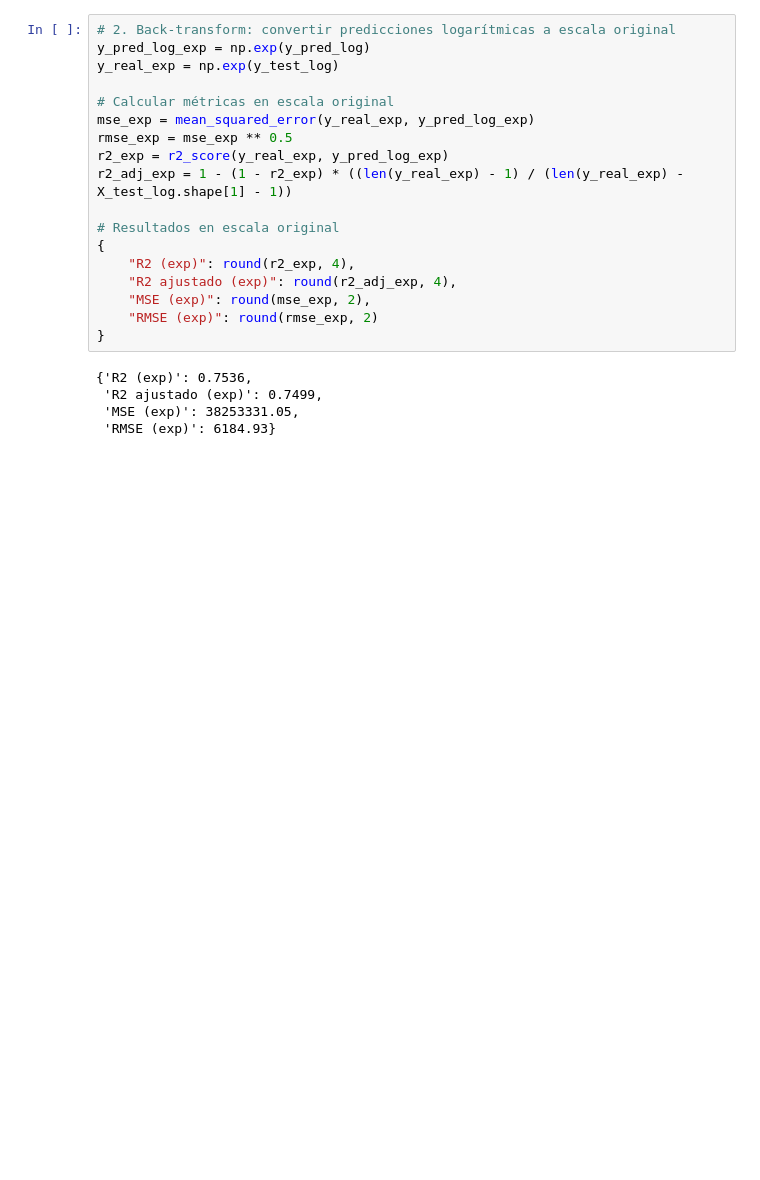
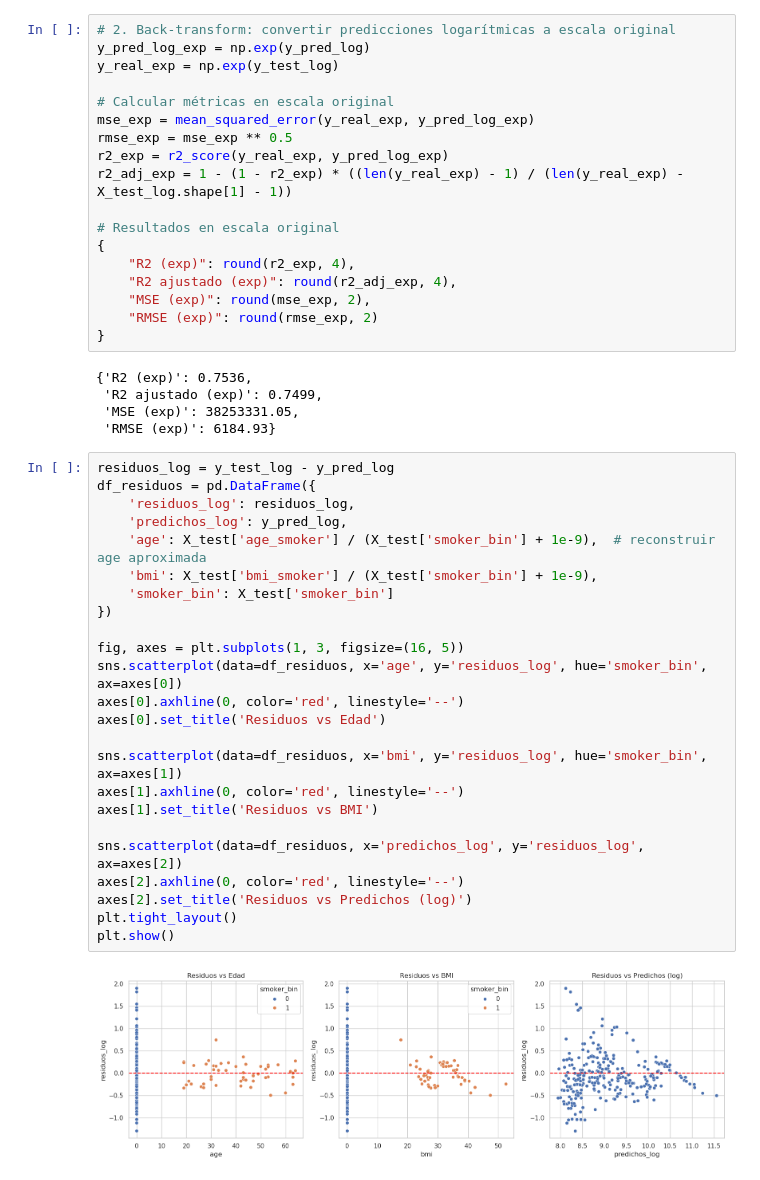
Before and after one commit to david37432/Reto2AprendizajeMaquina, a Jupyter notebook: Regresión_lineal_multiple_recargos (1).ipynb, the cells around one changed output. Saved outputs shown, nothing was run; the diff lists cells and outputs as text; blank space fills up the shorter version.

```diff
--- a/Regresión_lineal_multiple_recargos (1).ipynb
+++ b/Regresión_lineal_multiple_recargos (1).ipynb
@@ -916,3 +916,29 @@ r2_adj_exp = 1 - (1 - r2_exp) * ((len(y_real_exp) - 1) / (len(y_real_exp) - X_te
  'R2 ajustado (exp)': 0.7499,
  'MSE (exp)': 38253331.05,
  'RMSE (exp)': 6184.93}
+# %%
+residuos_log = y_test_log - y_pred_log
+df_residuos = pd.DataFrame({
+    'residuos_log': residuos_log,
+    'predichos_log': y_pred_log,
+    'age': X_test['age_smoker'] / (X_test['smoker_bin'] + 1e-9),  # reconstruir age aproximada
+    'bmi': X_test['bmi_smoker'] / (X_test['smoker_bin'] + 1e-9),
+    'smoker_bin': X_test['smoker_bin']
+})
+
+fig, axes = plt.subplots(1, 3, figsize=(16, 5))
+sns.scatterplot(data=df_residuos, x='age', y='residuos_log', hue='smoker_bin', ax=axes[0])
+axes[0].axhline(0, color='red', linestyle='--')
+axes[0].set_title('Residuos vs Edad')
+
+sns.scatterplot(data=df_residuos, x='bmi', y='residuos_log', hue='smoker_bin', ax=axes[1])
+axes[1].axhline(0, color='red', linestyle='--')
+axes[1].set_title('Residuos vs BMI')
+
+sns.scatterplot(data=df_residuos, x='predichos_log', y='residuos_log', ax=axes[2])
+axes[2].axhline(0, color='red', linestyle='--')
+axes[2].set_title('Residuos vs Predichos (log)')
+plt.tight_layout()
+plt.show()
+# %% [output]
+[figure, added]
```
